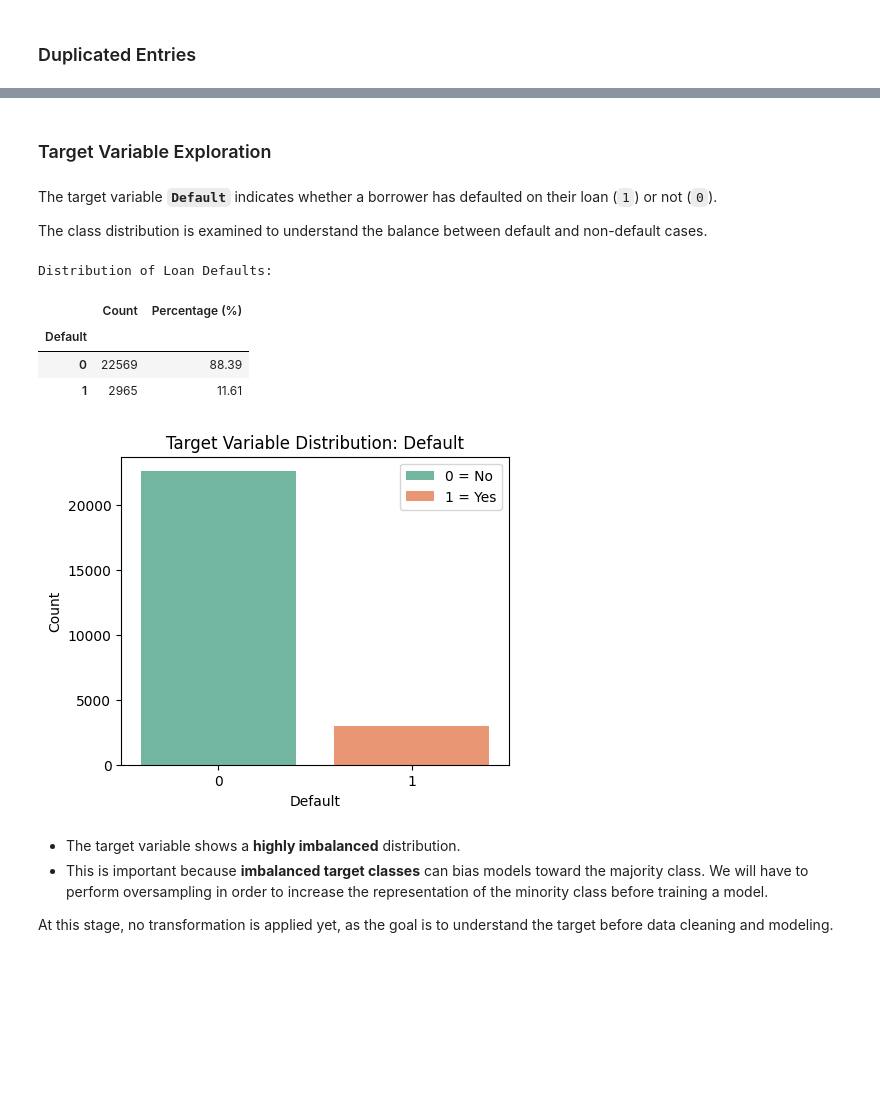
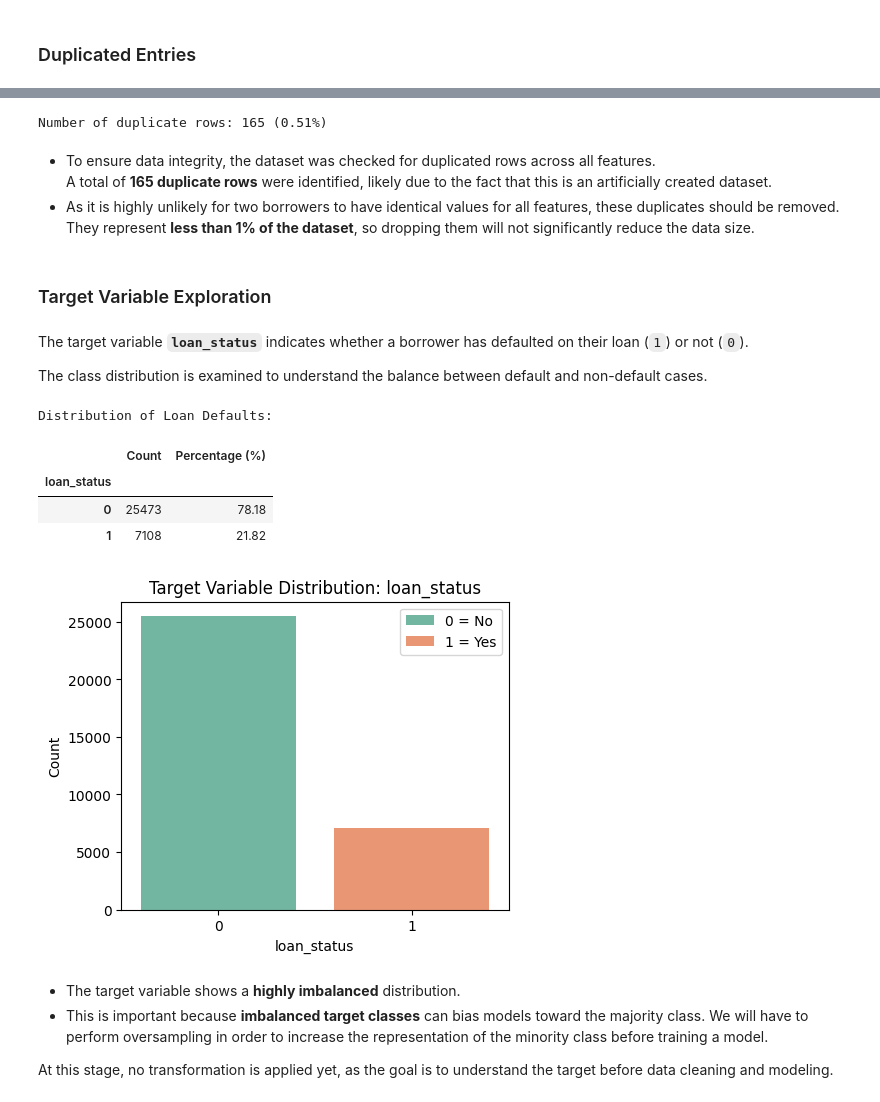
Before and after one commit to kathrinmzl/LoanGuard, a Jupyter notebook: jupyter_notebooks/01_DataCollection.ipynb, the cells around one changed output, grey strips where cells are left out. Saved outputs shown, nothing was run; the diff lists cells and outputs as text; code cells hidden in the pictures; blank space fills up the shorter version.

Commit message:
chore: change dataset and adapt collection notebook

```diff
--- a/jupyter_notebooks/01_DataCollection.ipynb
+++ b/jupyter_notebooks/01_DataCollection.ipynb
@@ -105,7 +89,7 @@ All ZIP files extracted and deleted.
 # Load and Inspect Kaggle data
 # %%
 import pandas as pd
-df = pd.read_csv(f"inputs/datasets/raw/Loan_default.csv")
+df = pd.read_csv(f"inputs/datasets/raw/credit_risk_dataset.csv")
 print(df.shape)
 df.head()
 # %% [output]
@@ -171,5 +105,3 @@ Now we can continue inspecting the data, but will use the sample data from now o
-# %%
-df = df_sample
 # %% [markdown]
 ### Data Types
 # %%
@@ -294,33 +246,44 @@ df[df.duplicated(subset=['LoanID'])]
+# %%
+num_duplicates = duplicates.sum()
+percent_duplicates = (num_duplicates / len(df)) * 100
+print(f"Number of duplicate rows: {num_duplicates} ({percent_duplicates:.2f}%)")
+# %% [output]
+Number of duplicate rows: 165 (0.51%)
+# %% [markdown]
+* To ensure data integrity, the dataset was checked for duplicated rows across all features.
+  A total of **165 duplicate rows** were identified, likely due to the fact that this is an artificially created dataset.
+* As it is highly unlikely for two borrowers to have identical values for all features, these duplicates should be removed.
+  They represent **less than 1% of the dataset**, so dropping them will not significantly reduce the data size.
 # %% [markdown]
 ### Target Variable Exploration
 # %% [markdown]
-The target variable **`Default`** indicates whether a borrower has defaulted on their loan (`1`) or not (`0`).
+The target variable **`loan_status`** indicates whether a borrower has defaulted on their loan (`1`) or not (`0`).
 
 The class distribution is examined to understand the balance between default and non-default cases.
 # %%
 print("Distribution of Loan Defaults:")
 
 pd.DataFrame({
-    'Count': df['Default'].value_counts(),
-    'Percentage (%)': round(df['Default'].value_counts(normalize=True) * 100, 2)
+    'Count': df['loan_status'].value_counts(),
+    'Percentage (%)': round(df['loan_status'].value_counts(normalize=True) * 100, 2)
 })
 # %% [output]
 Distribution of Loan Defaults:
 |  | Count | Percentage (%) |
-| Default |  |  |
-| 0 | 22569 | 88.39 |
-| 1 | 2965 | 11.61 |
+| loan_status |  |  |
+| 0 | 25473 | 78.18 |
+| 1 | 7108 | 21.82 |
 # %%
 import matplotlib.pyplot as plt
 import seaborn as sns
 plt.figure(figsize=(5,4))
-sns.countplot(x='Default', data=df, hue= "Default", palette='Set2')
-plt.title('Target Variable Distribution: Default')
+sns.countplot(x='loan_status', data=df, hue= "loan_status", palette='Set2')
+plt.title('Target Variable Distribution: loan_status')
 plt.ylabel('Count')
 plt.legend(labels=['0 = No', '1 = Yes'])
 plt.show()
 # %% [output]
-[figure, old version]
+[figure, new version]
 # %% [markdown]
 
 
```
Also changed, not shown: parts of 27 cells of this notebook.
